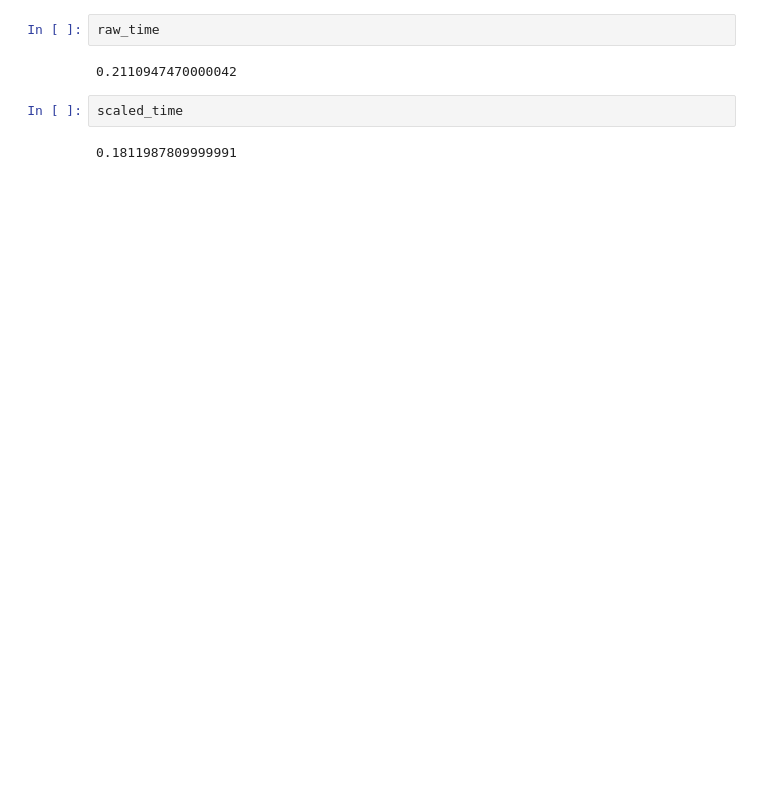
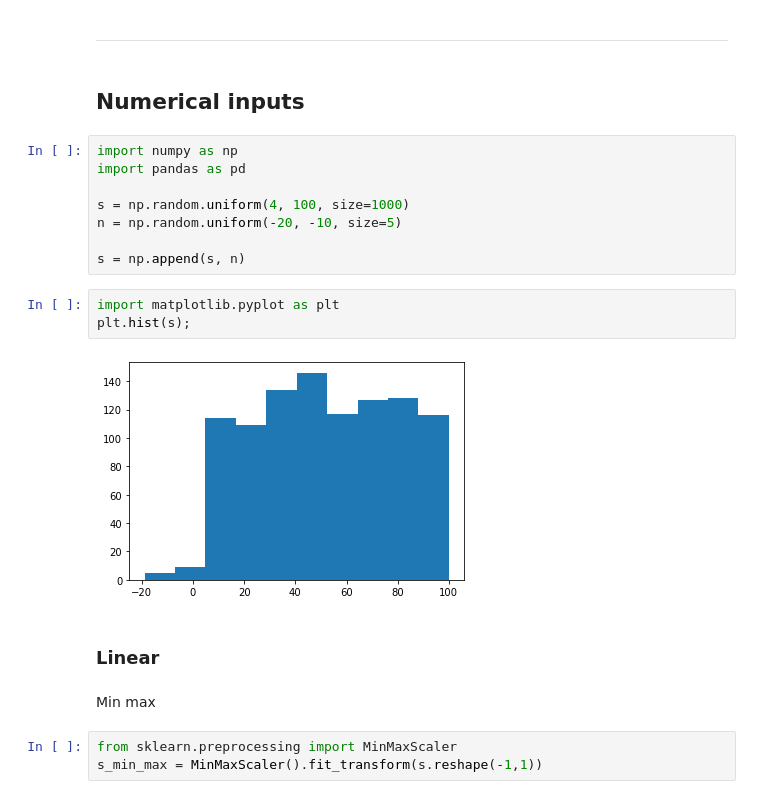
Before and after one commit to nekotleta/ml_design_patterns, a Jupyter notebook: Data Representation/data_representation.ipynb, the cells around one changed output. Saved outputs shown, nothing was run; the diff lists cells and outputs as text; blank space fills up the shorter version.

```diff
--- a/Data Representation/data_representation.ipynb
+++ b/Data Representation/data_representation.ipynb
@@ -23,8 +32,24 @@ scaled_time = timeit.timeit(train_scaled, number=1000)
-# %%
-raw_time
-# %% [output]
-0.2110947470000042
-# %%
-scaled_time
-# %% [output]
-0.1811987809999991
+# %% [markdown]
+____
+# %% [markdown]
+## Numerical inputs
+# %%
+import numpy as np
+import pandas as pd
+
+s = np.random.uniform(4, 100, size=1000)
+n = np.random.uniform(-20, -10, size=5)
+
+s = np.append(s, n)
+# %%
+import matplotlib.pyplot as plt
+plt.hist(s);
+# %% [output]
+[figure, added]
+# %% [markdown]
+### Linear
+# %% [markdown]
+Min max
+# %%
+from sklearn.preprocessing import MinMaxScaler
+s_min_max = MinMaxScaler().fit_transform(s.reshape(-1,1))
```
Also changed, not shown: parts of 45 cells of this notebook.
